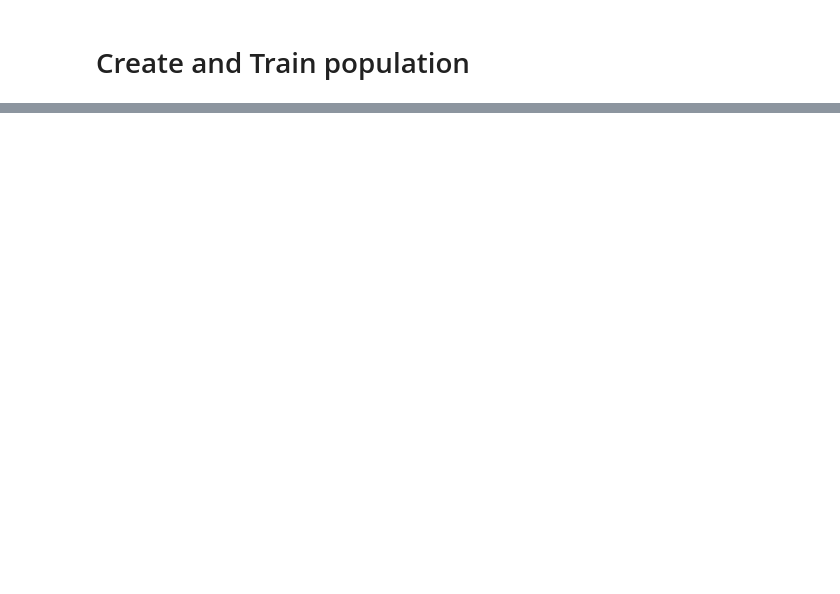
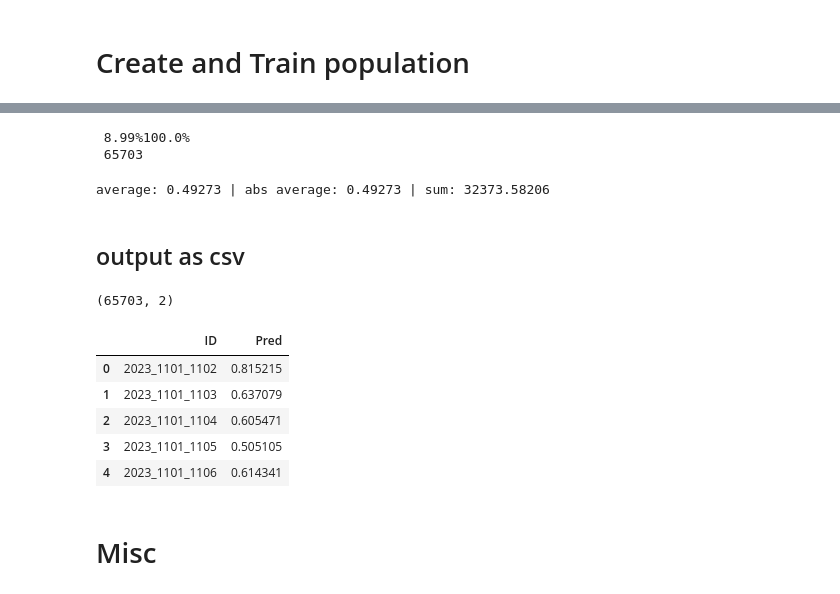
Before and after one commit to amurphy99/madness-23, a Jupyter notebook: data_setup/data/new/M_TESTING_embeddings-v2.ipynb, the cells around one changed output, grey strips where cells are left out. Saved outputs shown, nothing was run; the diff lists cells and outputs as text; code cells hidden in the pictures; blank space fills up the shorter version.

```diff
--- a/data_setup/data/new/M_TESTING_embeddings-v2.ipynb
+++ b/data_setup/data/new/M_TESTING_embeddings-v2.ipynb
@@ -299,0 +409,2 @@ dict_keys(['loss', 'binary_accuracy', 'val_loss', 'val_binary_accuracy'])
+# %%
+testing_inputs = np.array(testing_input_rows)
@@ -299,0 +456,72 @@ dict_keys(['loss', 'binary_accuracy', 'val_loss', 'val_binary_accuracy'])
+# %%
+# each matchup has two outputs
+output_rows = []
+
+outputs = []
+for i in range(0, len(testing_input_rows), 2):
+
+    # setup team ids
+    # ---------------
+    team_1 = testing_solution_rows[i][0].split('_') # 1101_2017
+    team_2 = testing_solution_rows[i][1].split('_') # 1102_2017
+    year = team_1[1]
+    matchup_ID = "{}_{}_{}".format(year, team_1[0], team_2[0])
+
+
+    # get average prediction for teams both ways around
+    # --------------------------------------------------
+    prediction_1 = predictions[i  ][0]
+    prediction_2 = predictions[i+1][0]
+
+    reversed_2 = (1 - prediction_2)
+    final_pred = (prediction_1 + reversed_2)/2
+
+
+    output_rows.append([matchup_ID, final_pred])
+
+
+    if (i % 8) == 0:
+        progress = "{:>5}%".format(round( (i/len(testing_input_rows))*100, 2 ))
+        print(progress, end="\r")
+
+
+print('\n', len(output_rows))
+# %% [output]
+ 8.99%100.0%
+ 65703
+# %%
+out_sum = 0
+out_avg = 0
+abs_sum = 0
+abs_avg = 0
+
+for i in range(len(output_rows)):
+    out_sum += output_rows[i][1]
+    abs_sum += abs(output_rows[i][1])
+
+out_avg = round(out_sum / len(output_rows), 5)
+abs_avg = round(abs_sum / len(output_rows), 5)
+out_sum = round(out_sum, 5)
+
+
+print("average: {:>7} | abs average: {:>7} | sum: {:>7}".format(  out_avg, abs_avg, out_sum ))
+# %% [output]
+average: 0.49273 | abs average: 0.49273 | sum: 32373.58206
+# %% [markdown]
+## output as csv
+# %%
+output_headers = ["ID", "Pred"]
+# %%
+# create the final dataframe
+predictions_df = pd.DataFrame(output_rows, columns=output_headers)
+
+print(predictions_df.shape)
+predictions_df.head()
+# %% [output]
+(65703, 2)
+|  | ID | Pred |
+| 0 | 2023_1101_1102 | 0.815215 |
+| 1 | 2023_1101_1103 | 0.637079 |
+| 2 | 2023_1101_1104 | 0.605471 |
+| 3 | 2023_1101_1105 | 0.505105 |
+| 4 | 2023_1101_1106 | 0.614341 |
@@ -300,3 +532,5 @@ dict_keys(['loss', 'binary_accuracy', 'val_loss', 'val_binary_accuracy'])
+# %% [markdown]
+# Misc
 # %%
 # compile the keras model
 #model.compile(loss='binary_crossentropy', optimizer='adam', metrics=['accuracy'])
```
Also changed, not shown: parts of 46 cells of this notebook, 8 other files.
